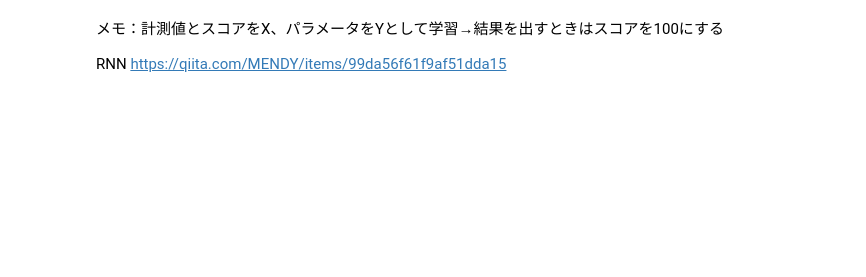
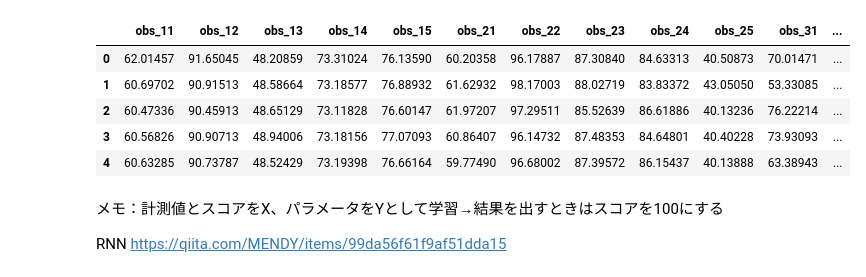
Before and after one commit to nenecchiCV/internal-competition-2024, a Jupyter notebook: data_aug1.ipynb, the cells around one changed output. Drawn from its saved outputs; the diff is of its cells as text; code cells hidden in the pictures; blank space fills up the shorter version.

```diff
--- a/data_aug1.ipynb
+++ b/data_aug1.ipynb
@@ -30,10 +44,20 @@ wandb: Appending key for api.wandb.ai to your netrc file: /root/.netrc
 # %%
 import pandas as pd
 import numpy as np
 data1_df = pd.read_csv('/content/drive/MyDrive/daicc2024/data_1.csv')
 data2_df = pd.read_csv('/content/drive/MyDrive/daicc2024/data_2.csv')
-data_df = pd.concat([data1_df, data2_df], axis=0)
-data_df.head()
+data_df = pd.concat([data1_df, data2_df], axis=0).drop(columns=["id"])
+
+
 
 test_df = pd.read_csv('/content/drive/MyDrive/daicc2024/test.csv')
 all_df = pd.concat([data_df, test_df], axis=0)
+
+data_df.head()
+# %% [output]
+|  | obs_11 | obs_12 | obs_13 | obs_14 | obs_15 | obs_21 | obs_22 | obs_23 | obs_24 | obs_25 | obs_31 | ... |
+| 0 | 62.01457 | 91.65045 | 48.20859 | 73.31024 | 76.13590 | 60.20358 | 96.17887 | 87.30840 | 84.63313 | 40.50873 | 70.01471 | ... |
+| 1 | 60.69702 | 90.91513 | 48.58664 | 73.18577 | 76.88932 | 61.62932 | 98.17003 | 88.02719 | 83.83372 | 43.05050 | 53.33085 | ... |
+| 2 | 60.47336 | 90.45913 | 48.65129 | 73.11828 | 76.60147 | 61.97207 | 97.29511 | 85.52639 | 86.61886 | 40.13236 | 76.22214 | ... |
+| 3 | 60.56826 | 90.90713 | 48.94006 | 73.18156 | 77.07093 | 60.86407 | 96.14732 | 87.48353 | 84.64801 | 40.40228 | 73.93093 | ... |
+| 4 | 60.63285 | 90.73787 | 48.52429 | 73.19398 | 76.66164 | 59.77490 | 96.68002 | 87.39572 | 86.15437 | 40.13888 | 63.38943 | ... |
```
Also changed, not shown: parts of 24 cells of this notebook.
